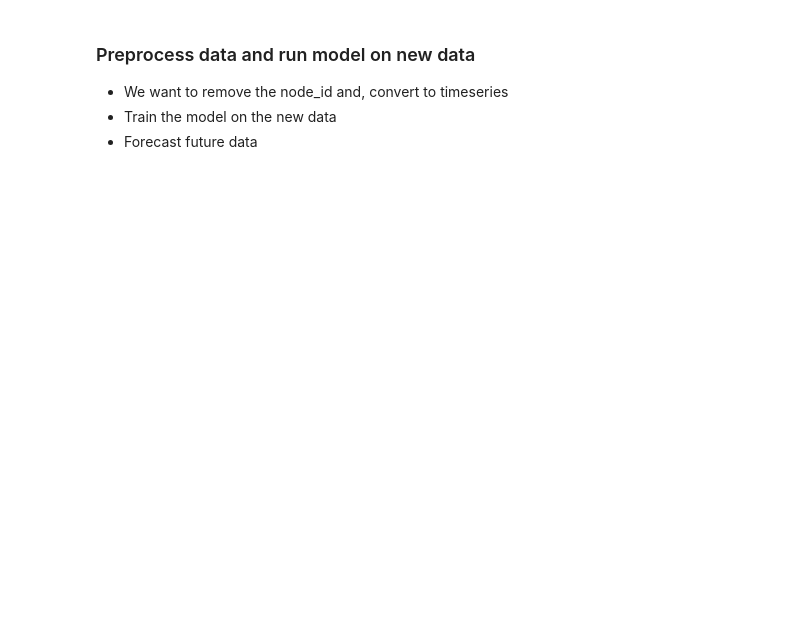
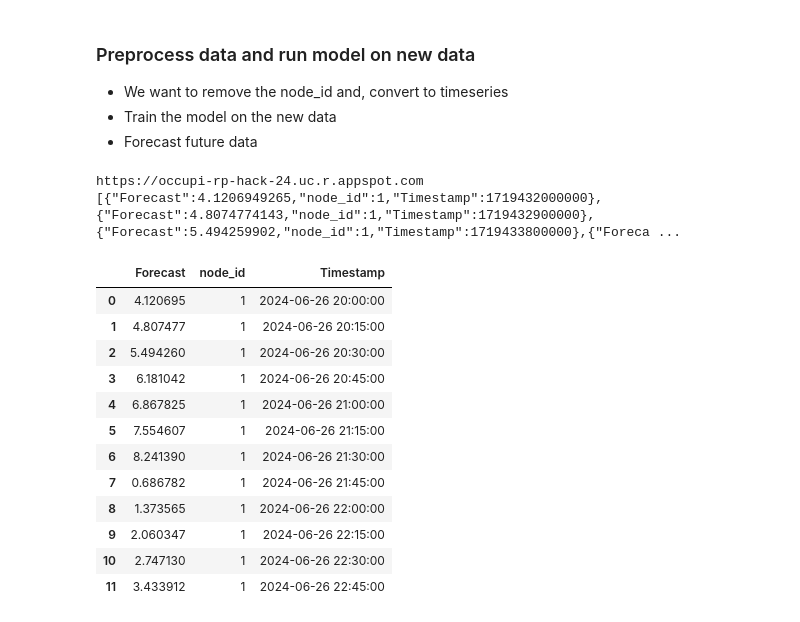
Before and after one commit to rishab-t0910/agco_ameren_hackathon, a Jupyter notebook: modelling_1.ipynb, the cells around one changed output. Drawn from its saved outputs; the diff is of its cells as text; code cells hidden in the pictures; blank space fills up the shorter version.

```diff
--- a/modelling_1.ipynb
+++ b/modelling_1.ipynb
@@ -293,13 +308,44 @@ while current_time <= end_time:
 # %%
 ## Remove node_id
 processed_data = data_raw.copy()
 processed_data['Month'] = pd.to_datetime(processed_data['timestamp']).dt.month
 processed_data['Year'] = pd.to_datetime(processed_data['timestamp']).dt.year
 processed_data = processed_data[['Month', 'Year']].drop_duplicates()
+new_data = pd.DataFrame({'Month': [7, 8, 9, 10, 11, 12, 1, 2, 3, 4, 5], 'Year': [2024, 2024, 2024, 2024, 2024, 2024, 2025, 2025, 2025, 2025, 2025, ]})
+
+processed_data = pd.concat([processed_data, new_data], axis = 0).reset_index(drop = True)
 
 ## Predict model to our data
 preds = list(model.predict(processed_data).flatten())
 forecast_df = pd.DataFrame(preds).rename(columns = {0:"Forecast"})
-# forecast_df = processed_data.copy()
+start_time = datetime(2024, 6, 26, 20, 0, 0)
+end_time = datetime(2024, 6, 26, 23, 0, 0)
+
+# Generate timestamps in 15-minute intervals
+timestamps = []
+current_time = start_time
+while current_time < end_time:
+    timestamps.append(current_time)
+    current_time += timedelta(minutes=15)
+
+forecast_df['node_id'] = 1
+forecast_df['Timestamp'] = timestamps
+
+write_forecast(forecast_df, node_id = 1)
 forecast_df
-write_forecast(forecast_df, node_id = 1)
+# %% [output]
+https://occupi-rp-hack-24.uc.r.appspot.com
+[{"Forecast":4.1206949265,"node_id":1,"Timestamp":1719432000000},{"Forecast":4.8074774143,"node_id":1,"Timestamp":1719432900000},{"Forecast":5.494259902,"node_id":1,"Timestamp":1719433800000},{"Foreca ...
+|  | Forecast | node_id | Timestamp |
+| 0 | 4.120695 | 1 | 2024-06-26 20:00:00 |
+| 1 | 4.807477 | 1 | 2024-06-26 20:15:00 |
+| 2 | 5.494260 | 1 | 2024-06-26 20:30:00 |
+| 3 | 6.181042 | 1 | 2024-06-26 20:45:00 |
+| 4 | 6.867825 | 1 | 2024-06-26 21:00:00 |
+| 5 | 7.554607 | 1 | 2024-06-26 21:15:00 |
+| 6 | 8.241390 | 1 | 2024-06-26 21:30:00 |
+| 7 | 0.686782 | 1 | 2024-06-26 21:45:00 |
+| 8 | 1.373565 | 1 | 2024-06-26 22:00:00 |
+| 9 | 2.060347 | 1 | 2024-06-26 22:15:00 |
+| 10 | 2.747130 | 1 | 2024-06-26 22:30:00 |
+| 11 | 3.433912 | 1 | 2024-06-26 22:45:00 |
```
Also changed, not shown: parts of 1 cell of this notebook, 2 other files.
